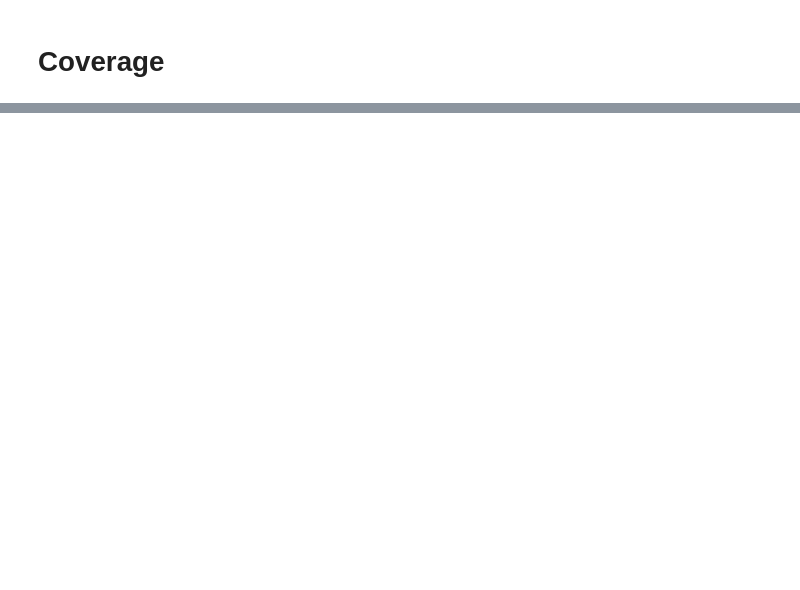
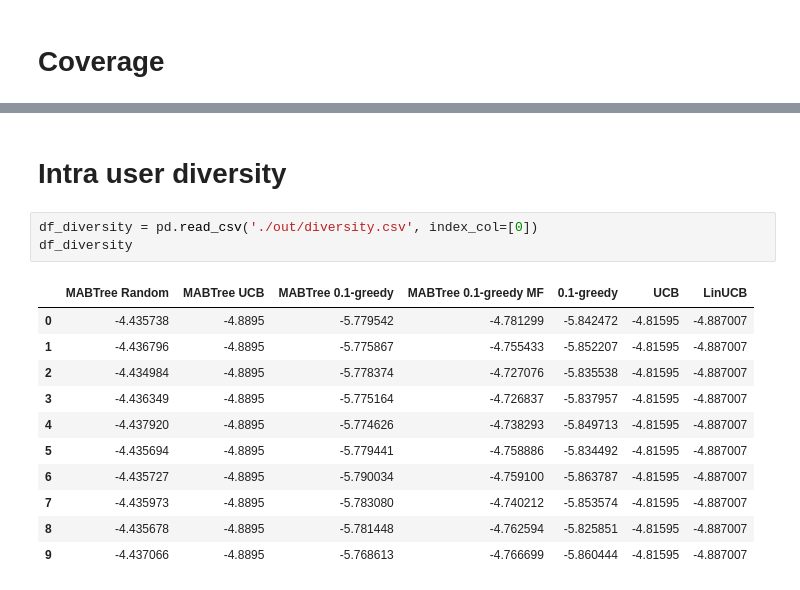
Before and after one commit to rik1599/recsys4good, a Jupyter notebook: evaluate.ipynb, the cells around one changed output, grey strips where cells are left out. Cells and saved outputs as stored; diff of their text form; blank space fills up the shorter version.

```diff
--- a/evaluate.ipynb
+++ b/evaluate.ipynb
@@ -117,0 +135,17 @@ plt.show()
+# %% [markdown]
+# Intra user diversity
+# %%
+df_diversity = pd.read_csv('./out/diversity.csv', index_col=[0])
+df_diversity
+# %% [output]
+|  | MABTree Random | MABTree UCB | MABTree 0.1-greedy | MABTree 0.1-greedy MF | 0.1-greedy | UCB | LinUCB |
+| 0 | -4.435738 | -4.8895 | -5.779542 | -4.781299 | -5.842472 | -4.81595 | -4.887007 |
+| 1 | -4.436796 | -4.8895 | -5.775867 | -4.755433 | -5.852207 | -4.81595 | -4.887007 |
+| 2 | -4.434984 | -4.8895 | -5.778374 | -4.727076 | -5.835538 | -4.81595 | -4.887007 |
+| 3 | -4.436349 | -4.8895 | -5.775164 | -4.726837 | -5.837957 | -4.81595 | -4.887007 |
+| 4 | -4.437920 | -4.8895 | -5.774626 | -4.738293 | -5.849713 | -4.81595 | -4.887007 |
+| 5 | -4.435694 | -4.8895 | -5.779441 | -4.758886 | -5.834492 | -4.81595 | -4.887007 |
+| 6 | -4.435727 | -4.8895 | -5.790034 | -4.759100 | -5.863787 | -4.81595 | -4.887007 |
+| 7 | -4.435973 | -4.8895 | -5.783080 | -4.740212 | -5.853574 | -4.81595 | -4.887007 |
+| 8 | -4.435678 | -4.8895 | -5.781448 | -4.762594 | -5.825851 | -4.81595 | -4.887007 |
+| 9 | -4.437066 | -4.8895 | -5.768613 | -4.766699 | -5.860444 | -4.81595 | -4.887007 |
```
Also changed, not shown: parts of 8 cells of this notebook, 10 other files.
